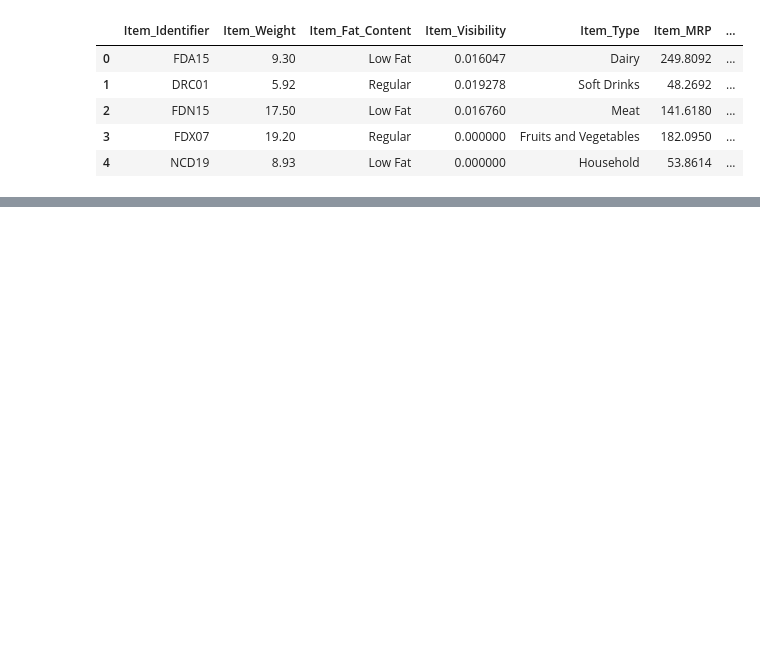
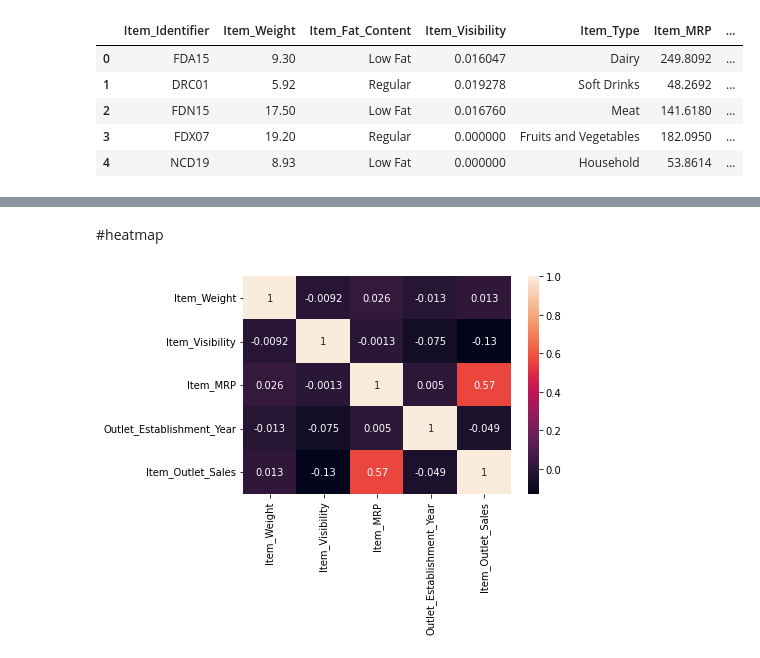
Before and after one commit to Resourcepaul/Project1, a Jupyter notebook: Project1.ipynb, the cells around one changed output, grey strips where cells are left out. Cells and saved outputs as stored; diff of their text form; code cells hidden in the pictures; blank space fills up the shorter version.

```diff
--- a/Project1.ipynb
+++ b/Project1.ipynb
@@ -18,0 +108,6 @@ titanic_df.head()
+# %%
+# some items are duplicated therefore you can extract some of the missing data from existing entries
+
+#create new df for the getting the data
+report2_df=report_df.drop(columns=['Item_Fat_Content','Item_Visibility','Item_Type','Item_MRP','Outlet_Identifier','Outlet_Establishment_Year','Outlet_Size','Outlet_Location_Type','Outlet_Type','Item_Outlet_Sales'])
+report2_df.duplicated()
@@ -18,0 +127,15 @@ titanic_df.head()
+# %%
+#remove missing data and duplicates in this oreder
+report2_df.dropna(inplace=True)
+report2_df.drop_duplicates(inplace=True)
+
+# extract a dictionary using the item identifier as key and item weight as value
+replace_value=report2_df.set_index('Item_Identifier').to_dict()['Item_Weight']
+
+#map dictionary to df
+report_df.Item_Weight = report_df.Item_Identifier.map(replace_value)
+weight_missing = report_df['Item_Weight'].isna()
+
+# unique items with missing data remain
+#report_df.loc[weight_missing,['Item_Weight']]=report_df['Item_Weight'].mean()
+report_df.loc[weight_missing,['Item_Weight']]
@@ -18,0 +148,4 @@ titanic_df.head()
+# %%
+from sklearn.impute import SimpleImputer
+imputer =  SimpleImputer (strategy='mean')
+report_df['Item_Weight']=imputer.fit_transform(report_df[['Item_Weight']])
@@ -18,0 +172,5 @@ titanic_df.head()
+# %%
+#get unique values from column Item_Fat_Content
+report_df['Item_Fat_Content']=report_df['Item_Fat_Content'].str.lower()
+#make similar words uniform eg: LF and low fat to Low Fat
+report_df=report_df.replace({'Item_Fat_Content':{'lf':'low fat','reg':'regular'}})
@@ -18,0 +223,6 @@ titanic_df.head()
+# %% [markdown]
+#heatmap
+# %%
+sns.heatmap(report_df.corr(),annot=True);
+# %% [output]
+[figure, added]
```
Also changed, not shown: parts of 24 cells of this notebook.
